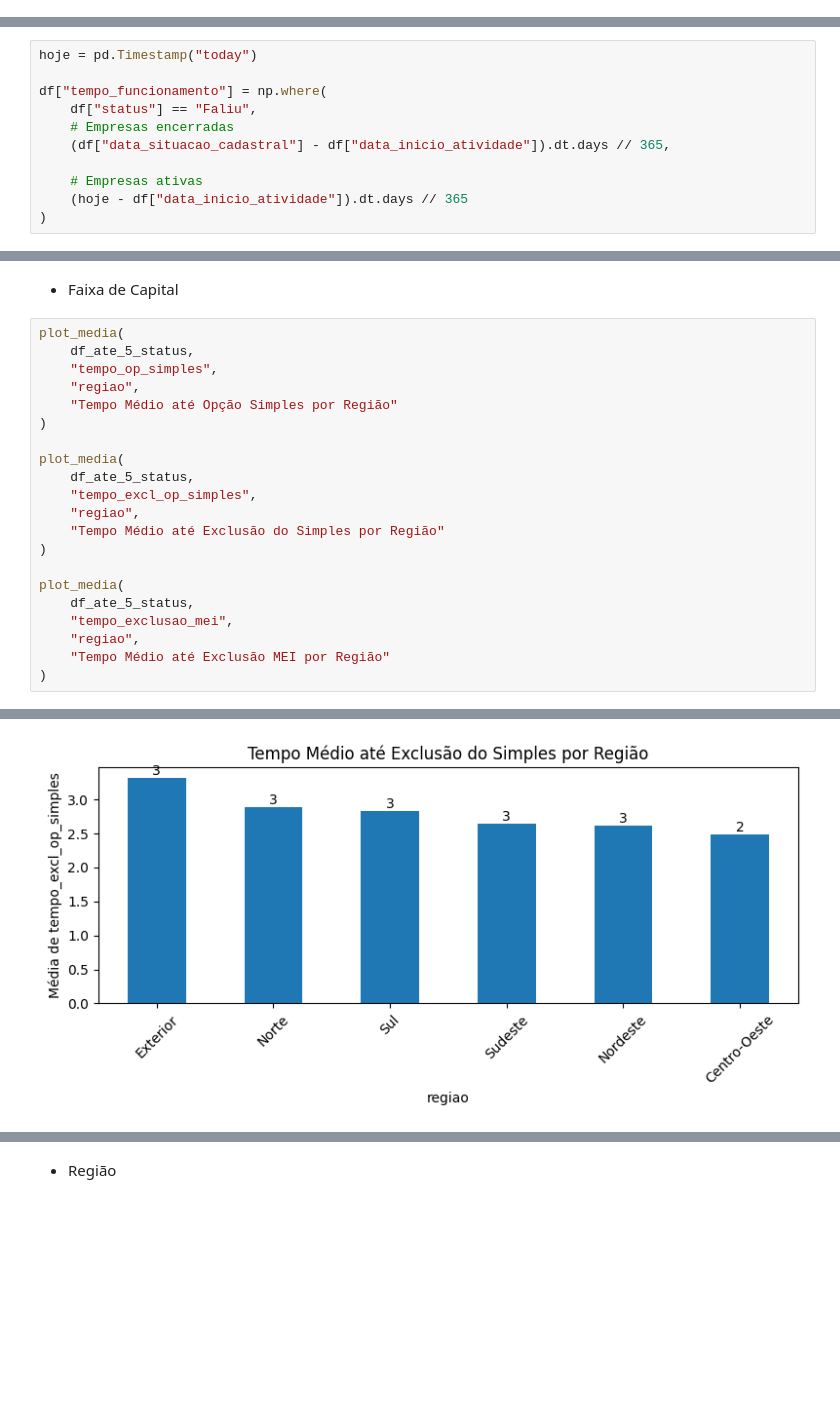
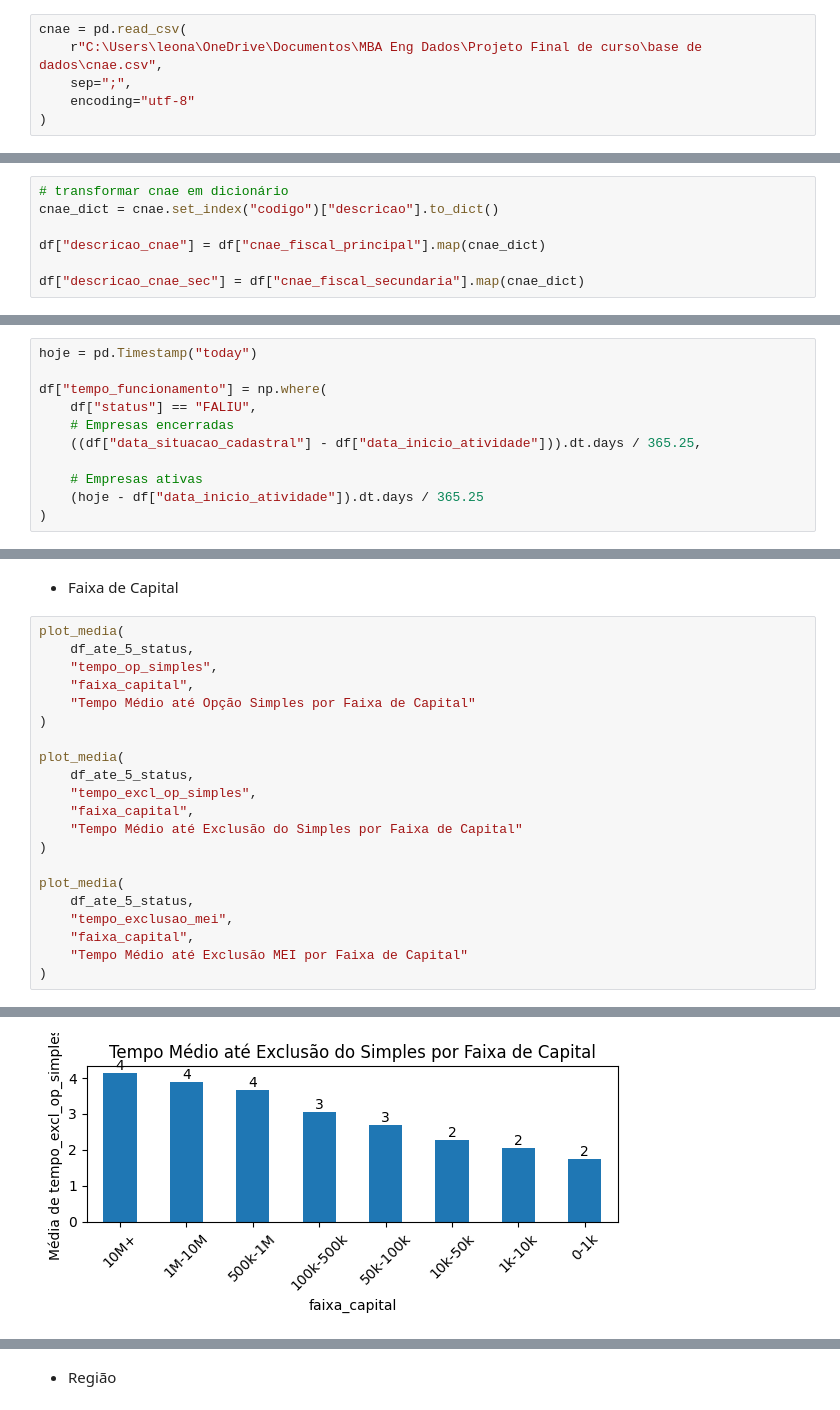
Before and after one commit to EvertonDev93/eng-tech, a Jupyter notebook: Análise exploratória.ipynb, the cells around one changed output, grey strips where cells are left out. Cells and saved outputs as stored; diff of their text form; blank space fills up the shorter version.

```diff
--- a/Análise exploratória.ipynb
+++ b/Análise exploratória.ipynb
@@ -42,6 +42,12 @@ df = pd.read_csv(
     sep=";",
     encoding="latin-1"
 )
+# %%
+cnae = pd.read_csv(
+    r"C:\Users\leona\OneDrive\Documentos\MBA Eng Dados\Projeto Final de curso\base de dados\cnae.csv",
+    sep=";",
+    encoding="utf-8"
+)
 # %% [markdown]
 ## 2. Iniciando análise do dataframe
 # %% [markdown]
@@ -63,3 +71,10 @@ df["porte_da_empresa"] = df["porte_empresa"].map(mapeamento)
+# %%
+# transformar cnae em dicionário
+cnae_dict = cnae.set_index("codigo")["descricao"].to_dict()
+
+df["descricao_cnae"] = df["cnae_fiscal_principal"].map(cnae_dict)
+
+df["descricao_cnae_sec"] = df["cnae_fiscal_secundaria"].map(cnae_dict)
 # %% [markdown]
 - Informações Gerais do Dataframe
 # %%
@@ -270,12 +285,12 @@ df["regiao"] = df["uf"].map(regioes)
 hoje = pd.Timestamp("today")
 
 df["tempo_funcionamento"] = np.where(
-    df["status"] == "Faliu",
+    df["status"] == "FALIU",
     # Empresas encerradas
-    (df["data_situacao_cadastral"] - df["data_inicio_atividade"]).dt.days // 365,
+    ((df["data_situacao_cadastral"] - df["data_inicio_atividade"])).dt.days / 365.25,
 
     # Empresas ativas
-    (hoje - df["data_inicio_atividade"]).dt.days // 365
+    (hoje - df["data_inicio_atividade"]).dt.days / 365.25
 )
 # %% [markdown]
 - Range início de empresas no estudo
@@ -835,21 +850,21 @@ df_ate_5_status = df_analise[(df_analise["tempo_funcionamento"] <= 5) & (df_anal
 plot_media(
     df_ate_5_status,
     "tempo_op_simples",
-    "regiao",
-    "Tempo Médio até Opção Simples por Região"
+    "faixa_capital",
+    "Tempo Médio até Opção Simples por Faixa de Capital"
 )
 
 plot_media(
     df_ate_5_status,
     "tempo_excl_op_simples",
-    "regiao",
-    "Tempo Médio até Exclusão do Simples por Região"
+    "faixa_capital",
+    "Tempo Médio até Exclusão do Simples por Faixa de Capital"
 )
 
 plot_media(
     df_ate_5_status,
     "tempo_exclusao_mei",
-    "regiao",
-    "Tempo Médio até Exclusão MEI por Região"
+    "faixa_capital",
+    "Tempo Médio até Exclusão MEI por Faixa de Capital"
 )
 # %% [output]
@@ -857 +872 @@ plot_media(
-[figure, old version]
+[figure, new version]
```
Also changed, not shown: parts of 19 cells of this notebook, 1 other file.
